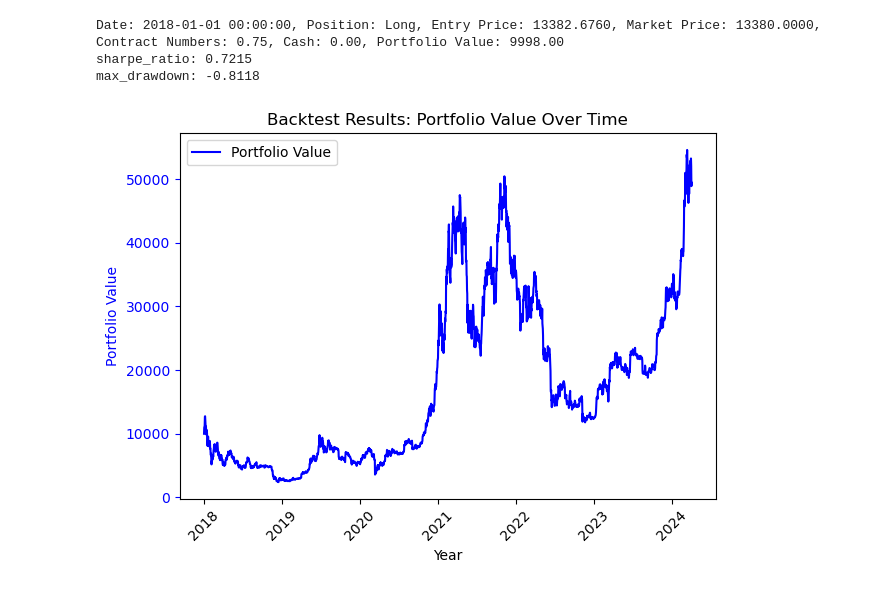
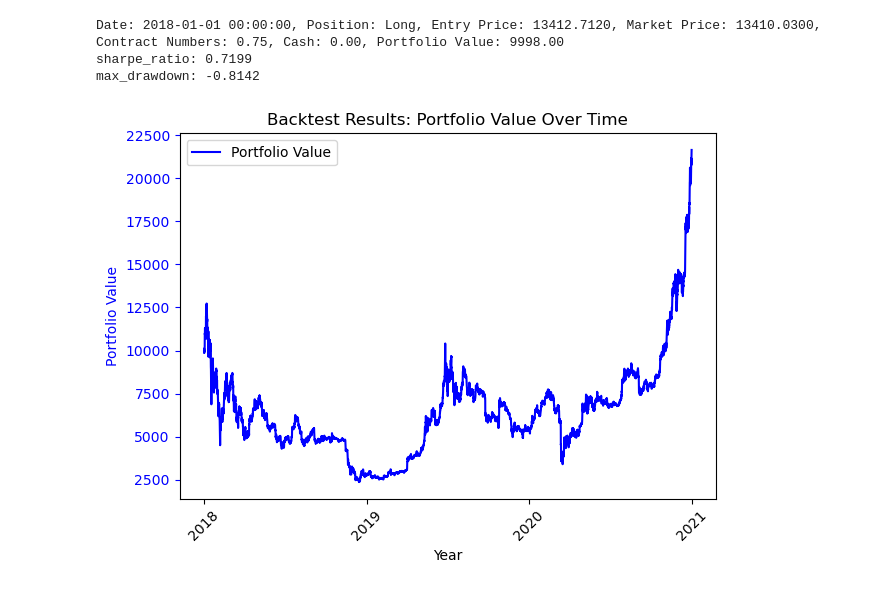
Before and after one commit to JHJang-Stats/Quant, a Jupyter notebook: strategy_result/vanilla/vanilla_strategy.ipynb, the cells around one changed output. Saved outputs shown, nothing was run; the diff lists cells and outputs as text; code cells hidden in the pictures.

```diff
--- a/strategy_result/vanilla/vanilla_strategy.ipynb
+++ b/strategy_result/vanilla/vanilla_strategy.ipynb
@@ -11,26 +11,33 @@ from backtest import Backtest
 from visualization.visualize_backtest import visualize_backtest
 import warnings
 warnings.filterwarnings(action='ignore')
+# %%
+import pandas as pd
+
+start_date = '2018-01-01'
+end_date = '2020-12-31'
+start_date = pd.to_datetime(start_date)
+end_date = pd.to_datetime(end_date)
 # %%
-file_path = '../../data/crypto/csv/BTC_USDT_1d.csv'
+file_path = '../../data/crypto/csv/BTC_USDT_4h.csv'
 market_data = MarketData(file_path)
 
 # Initialize and run the strategy
-macd_strategy = VanillaStrategy(market_data.data, start_date='2018-01-01')
-backtest = Backtest(market_data.data, macd_strategy, start_date='2018-01-01', end_date=None, fee=2e-4, enable_logging=True)
+macd_strategy = VanillaStrategy(market_data.data, start_date=start_date)
+backtest = Backtest(market_data.data, macd_strategy, start_date=start_date, end_date=end_date, fee=2e-4, enable_logging=True)
 # Assuming backtest and initial_capital are already defined
 backtest.run()
 portfolio = backtest.simulate_trades(initial_capital=10000)
 metrics = backtest.calculate_metrics()
 
 # Output metrics
 for metric, value in metrics.items():
     print(f"{metric}: {value:.4f}")
 
 # Visualize the backtest
 visualize_backtest(portfolio)
 # %% [output]
-Date: 2018-01-01 00:00:00, Position: Long, Entry Price: 13382.6760, Market Price: 13380.0000, Contract Numbers: 0.75, Cash: 0.00, Portfolio Value: 9998.00
-sharpe_ratio: 0.7215
-max_drawdown: -0.8118
+Date: 2018-01-01 00:00:00, Position: Long, Entry Price: 13412.7120, Market Price: 13410.0300, Contract Numbers: 0.75, Cash: 0.00, Portfolio Value: 9998.00
+sharpe_ratio: 0.7199
+max_drawdown: -0.8142
-[figure, old version]
+[figure, new version]
```
Also changed, not shown: parts of 2 cells of this notebook, 25 other files.
